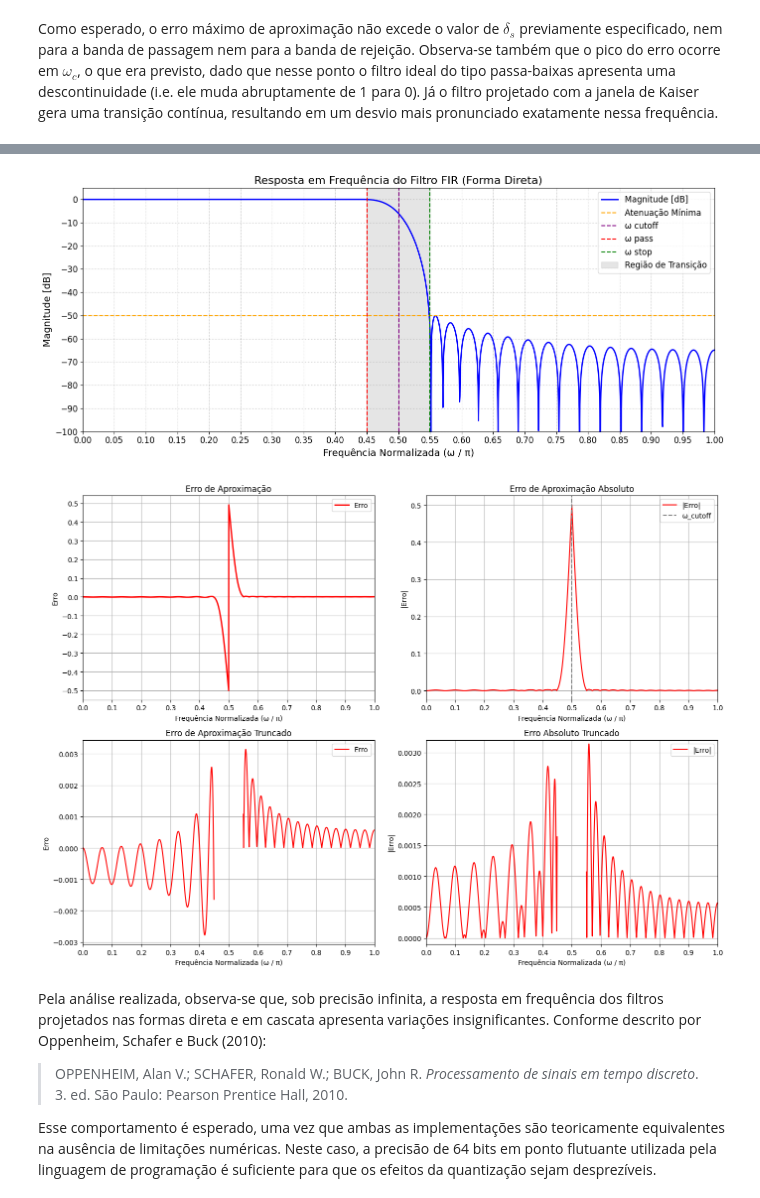
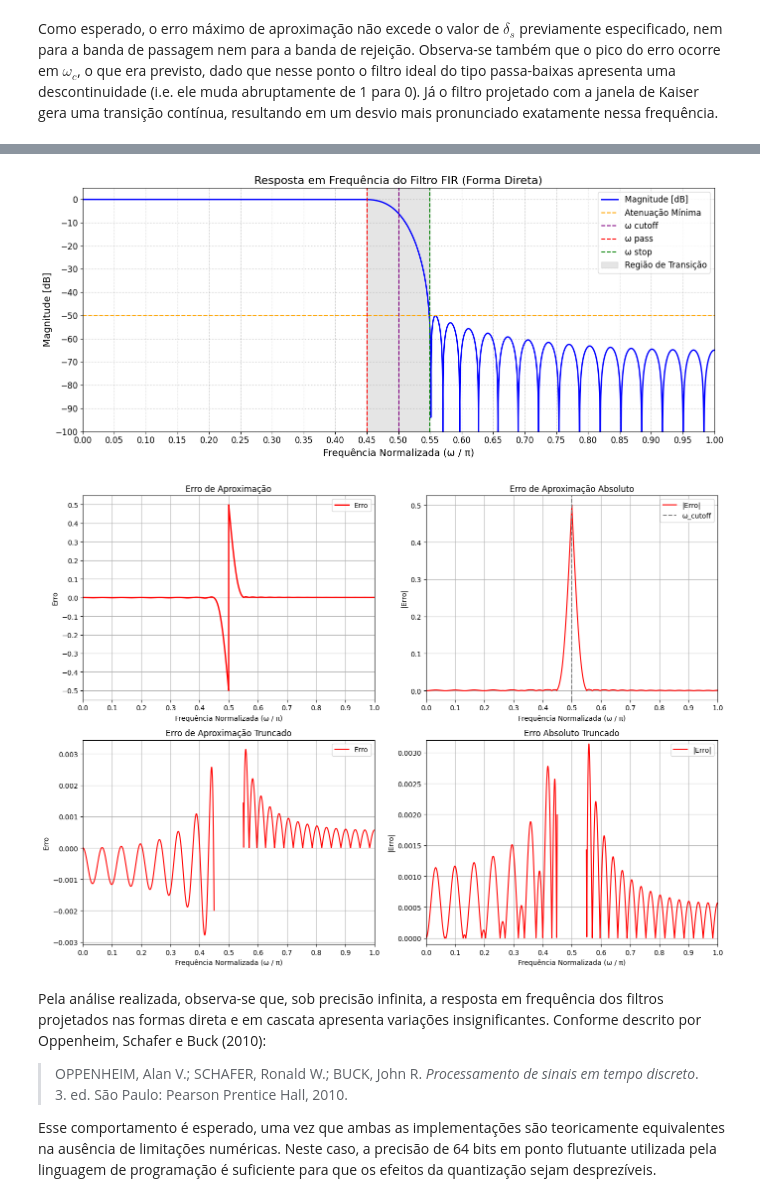
Before and after one commit to miguelmota2301/Butterworth-Bilinear-Filter, a Jupyter notebook: AVA_PDS_RodrigoFreitas_MiguelFeliciano.ipynb, the cells around one changed output, grey strips where cells are left out. Drawn from its saved outputs; the diff is of its cells as text; code cells hidden in the pictures.

```diff
--- a/AVA_PDS_RodrigoFreitas_MiguelFeliciano.ipynb
+++ b/AVA_PDS_RodrigoFreitas_MiguelFeliciano.ipynb
@@ -120,12 +120,12 @@ plt.show()
 # %% [markdown]
 Como esperado do filtro passa-baixas (tipo I) projetado, a resposta ao impulso do filtro projetado se aproxima de uma função sinc, com comprimento $M + 1$, com simetria par e centrada em $M/2$
 # %%
-omega_direct, response_direct = freqz(fir_direct, worN=2048) # Calcula resposta do filtro na forma direta
-omega_direct_norm = omega_direct / pi                        # Normaliza a frequência para o intervalo [0, 1]
-fir_direct_mag = abs(response_direct)                        # |H(e^jw)|
-response_direct_dB = 20 * log10(abs(response_direct))        # Resposta em dB
-phase = angle(response_direct)                       # Fase desembrulhada
-group_delay = -gradient(unwrap(phase), omega_direct)                 # Delay de grupo
+omega_direct, response_direct = freqz(fir_direct, worN=10000)       # Calcula resposta do filtro na forma direta
+omega_direct_norm = omega_direct / pi                               # Normaliza a frequência para o intervalo [0, 1]
+fir_direct_mag = abs(response_direct)                               # |H(e^jw)|
+response_direct_dB = 20 * log10(abs(response_direct))               # Resposta em dB
+phase_direct = angle(response_direct)                               # Fase desembrulhada
+group_delay_direct = -gradient(unwrap(phase_direct), omega_direct)  # Atraso de grupo
 # %%
 # Cria um filtro passa-baixas ideal para comparação e cálculo de erro
 lpf_ideal = where(omega_direct_norm <= w_cutoff / pi, 1.0, 0.0)
@@ -263,9 +262,12 @@ plt.show()
 Como esperado, o erro máximo de aproximação não excede o valor de $\delta_s$ previamente especificado, nem para a banda de passagem nem para a banda de rejeição. Observa-se também que o pico do erro ocorre em $\omega_c$, o que era previsto, dado que nesse ponto o filtro ideal do tipo passa-baixas apresenta uma descontinuidade (i.e. ele muda abruptamente de 1 para 0). Já o filtro projetado com a janela de Kaiser gera uma transição contínua, resultando em um desvio mais pronunciado exatamente nessa frequência.
 # %%
 # Constrói o filtro usando a forma em cascata
-fir_cascate = tf2sos(fir_direct, [1.0])
+fir_cascade = tf2sos(fir_direct, [1.0])
 
-omega_cascate, response_cascate = sosfreqz(fir_cascate, worN=2048) # Calcula resposta do filtro em cascata
-omega_cascate_norm = omega_cascate / pi                            # Normaliza a frequência para o intervalo [0, 1]
-fir_cascate_mag = abs(response_cascate)                             # |H(e^jw)|
-response_cascate_dB = 20 * log10(abs(response_cascate))                    # Resposta em dB
+omega_cascade, response_cascade = sosfreqz(fir_cascade, worN=10000)   # Calcula resposta do filtro em cascata
+omega_cascade_norm = omega_cascade / pi                               # Normaliza a frequência para o intervalo [0, 1]
+
+fir_cascade_mag = abs(response_cascade)                               # |H(e^jw)|
+response_cascade_dB = 20 * log10(abs(response_cascade))               # Resposta em dB
+phase_cascade = angle(response_cascade)                               # Fase desembrulhada
+group_delay_cascade = -gradient(unwrap(phase_cascade), omega_cascade) # Atraso de grupo
@@ -295,6 +315,6 @@ plt.show()
 # %%
 plt.figure(figsize=(14, 6))
-plt.plot(omega_direct_norm, response_cascate_dB, color='blue', linewidth=2, label='Magnitude [dB]')
+plt.plot(omega_direct_norm, response_cascade_dB, color='blue', linewidth=2, label='Magnitude [dB]')
 plt.title('Resposta em Frequência do Filtro FIR (Forma Direta)', fontsize=16)
 plt.xlabel('Frequência Normalizada (ω / π)', fontsize=14)
 plt.ylabel('Magnitude [dB]', fontsize=14)
@@ -312,23 +332,23 @@ plt.legend(fontsize=12, loc='upper right')
 plt.tight_layout()
 plt.show()
 # %% [output]
-[figure, old version]
+[figure, new version]
 # %%
 # Erro de aproximação = H(ω) - LPF(ω)
-erro = fir_cascate_mag - lpf_ideal
+erro = fir_cascade_mag - lpf_ideal
 
 # Erro de aproximação absoluto = |H(ω) - LPF(ω)|
-erro_abs = abs(fir_cascate_mag - lpf_ideal)
+erro_abs = abs(fir_cascade_mag - lpf_ideal)
 
 # Arrays de bools para truncar a resposta na faixa de transição
-truncate_pass = omega_cascate_norm <= w_pass / pi
-truncate_stop = omega_cascate_norm >= w_stop / pi
+truncate_pass = omega_cascade_norm <= w_pass / pi
+truncate_stop = omega_cascade_norm >= w_stop / pi
 
 fig, axes = plt.subplots(2, 2, figsize=(14, 10))
 axes = axes.flatten()  # Transforma a matriz 2x2 em um vetor de 4 elementos
 
 # Gráfico 1: Erro de aproximação
-axes[0].plot(omega_cascate_norm, erro, color='red', linewidth=2, label='Erro')
+axes[0].plot(omega_cascade_norm, erro, color='red', linewidth=2, label='Erro')
 axes[0].set_title('Erro de Aproximação')
 axes[0].set_xlabel('Frequência Normalizada (ω / π)')
 axes[0].set_ylabel('Erro')
@@ -339,44 +359,44 @@ axes[0].grid(True)
 axes[0].legend()
 
 # Gráfico 2: Erro absoluto de aproximação
-axes[1].plot(omega_cascate_norm, erro_abs, color='red', linewidth=1.5, label='|Erro|')
+axes[1].plot(omega_cascade_norm, erro_abs, color='red', linewidth=1.5, label='|Erro|')
 axes[1].axvline(w_cutoff / pi, color='grey', linestyle='--', label='ω_cutoff')
 axes[1].set_title('Erro de Aproximação Absoluto')
 axes[1].set_xlabel('Frequência Normalizada (ω / π)')
 axes[1].set_ylabel('|Erro|')
 axes[1].set_xticks(arange(0, 1.1, 0.1))
 axes[1].set_xlim(0, 1.0)
 axes[1].grid(True)
 axes[1].legend()
 
 # Gráfico 3: Erro de aproximação sem o pico para melhor visualização
-axes[2].plot(omega_cascate_norm[truncate_pass], erro[truncate_pass], color='red', linewidth=1.5, label='Erro')
-axes[2].plot(omega_cascate_norm[truncate_stop], erro[truncate_stop], color='red', linewidth=1.5)
+axes[2].plot(omega_cascade_norm[truncate_pass], erro[truncate_pass], color='red', linewidth=1.5, label='Erro')
+axes[2].plot(omega_cascade_norm[truncate_stop], erro[truncate_stop], color='red', linewidth=1.5)
 axes[2].set_title('Erro de Aproximação Truncado')
 axes[2].set_xlabel('Frequência Normalizada (ω / π)')
 axes[2].set_ylabel('Erro')
 axes[2].set_xlim(0, 1.0)
 axes[3].set_ylim(-0.0032, 0.0032)
 axes[2].set_xticks(arange(0, 1.1, 0.1))
 axes[2].grid(True)
 axes[2].legend()
 
 # Gráfico 4:  Erro de aproximação absoluto sem o pico para melhor visualização
-axes[3].plot(omega_cascate_norm[truncate_pass], erro_abs[truncate_pass], color='red', linewidth=1.5, label='|Erro|')
-axes[3].plot(omega_cascate_norm[truncate_stop], erro_abs[truncate_stop], color='red', linewidth=1.5)
+axes[3].plot(omega_cascade_norm[truncate_pass], erro_abs[truncate_pass], color='red', linewidth=1.5, label='|Erro|')
+axes[3].plot(omega_cascade_norm[truncate_stop], erro_abs[truncate_stop], color='red', linewidth=1.5)
 axes[3].set_title('Erro Absoluto Truncado')
 axes[3].set_xlabel('Frequência Normalizada (ω / π)')
 axes[3].set_ylabel('|Erro|')
 axes[3].set_xlim(0, 1.0)
 axes[3].set_ylim(-0.0001, 0.0032)
 axes[3].set_xticks(arange(0, 1.1, 0.1))
 axes[3].grid(True)
 axes[3].legend()
 
 plt.tight_layout()
 plt.show()
 # %% [output]
-[figure, old version]
+[figure, new version]
 # %% [markdown]
 Pela análise realizada, observa-se que, sob precisão infinita, a resposta em frequência dos filtros projetados nas formas direta e em cascata apresenta variações insignificantes. Conforme descrito por Oppenheim, Schafer e Buck (2010):
 
```
Also changed, not shown: parts of 6 cells of this notebook.
